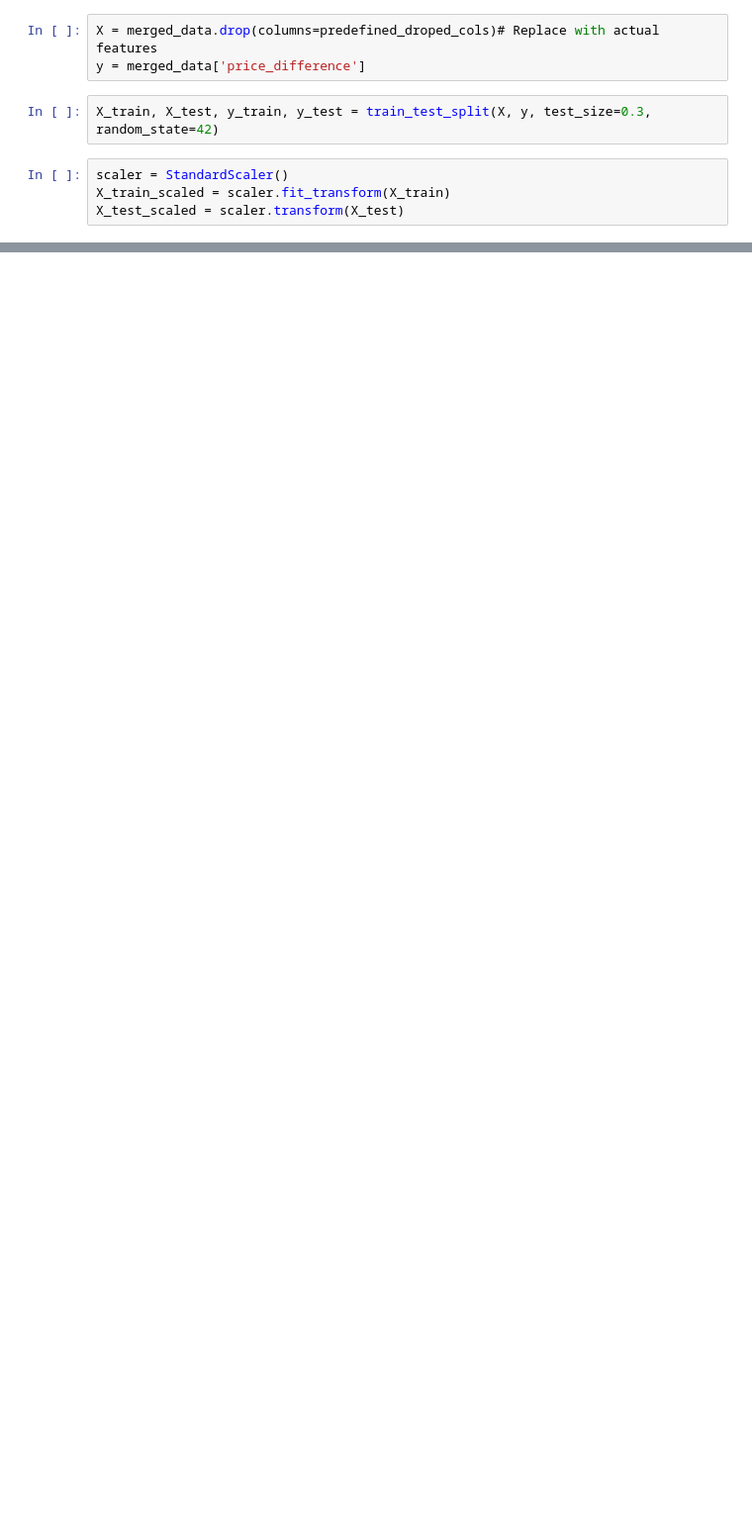
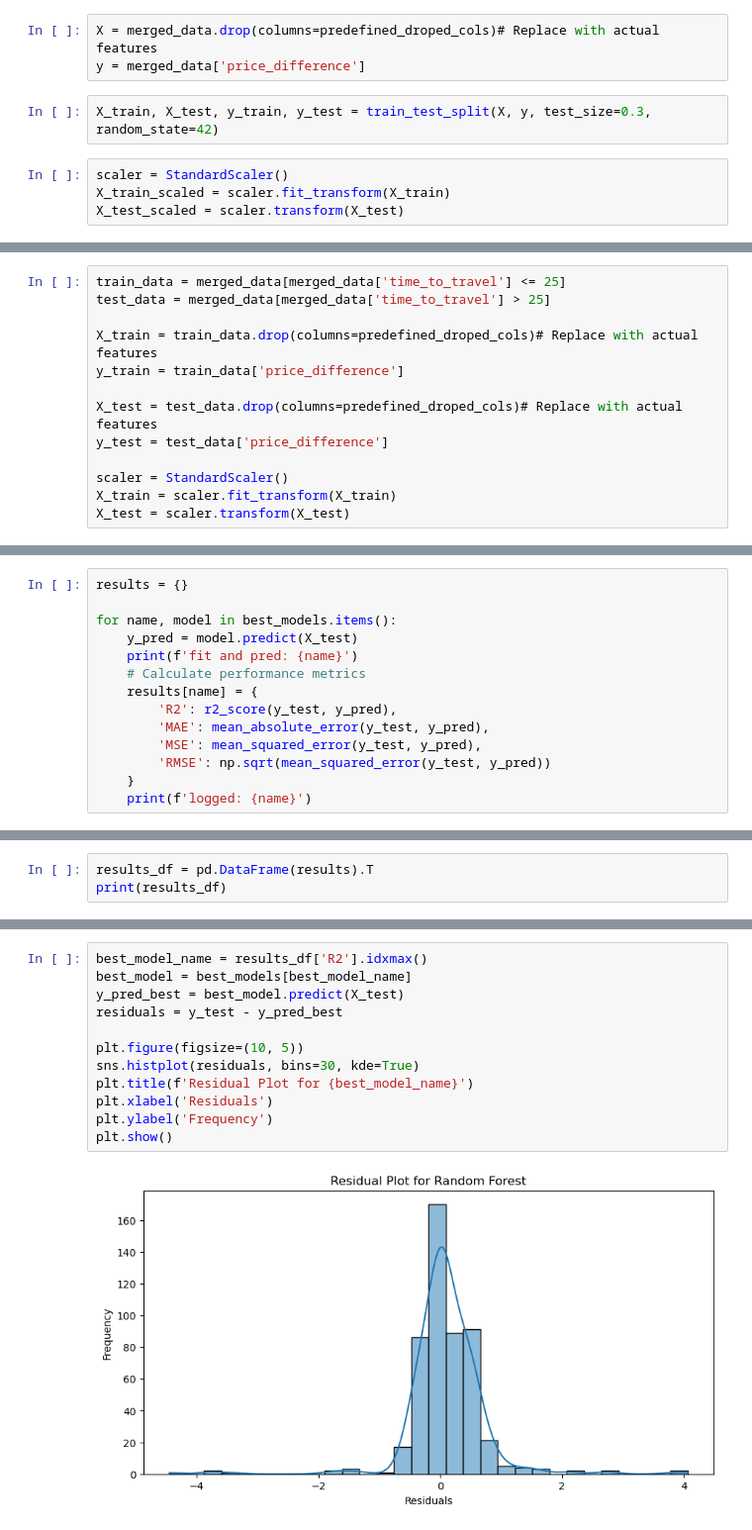
Before and after one commit to yoav0gal/DS-101-Final, a Jupyter notebook: ProjectA/sites-diff-predict.ipynb, the cells around one changed output, grey strips where cells are left out. Shown at 99% size. Drawn from its saved outputs; the diff is of its cells as text; blank space fills up the shorter version.

```diff
--- a/ProjectA/sites-diff-predict.ipynb
+++ b/ProjectA/sites-diff-predict.ipynb
@@ -521,0 +516,13 @@ Passing `palette` without assigning `hue` is deprecated and will be removed in v
+# %%
+train_data = merged_data[merged_data['time_to_travel'] <= 25]
+test_data = merged_data[merged_data['time_to_travel'] > 25]
+
+X_train = train_data.drop(columns=predefined_droped_cols)# Replace with actual features
+y_train = train_data['price_difference']
+
+X_test = test_data.drop(columns=predefined_droped_cols)# Replace with actual features
+y_test = test_data['price_difference']
+
+scaler = StandardScaler()
+X_train = scaler.fit_transform(X_train)
+X_test = scaler.transform(X_test)
@@ -521,0 +571,14 @@ Passing `palette` without assigning `hue` is deprecated and will be removed in v
+# %%
+results = {}
+
+for name, model in best_models.items():
+    y_pred = model.predict(X_test)
+    print(f'fit and pred: {name}')
+    # Calculate performance metrics
+    results[name] = {
+        'R2': r2_score(y_test, y_pred),
+        'MAE': mean_absolute_error(y_test, y_pred),
+        'MSE': mean_squared_error(y_test, y_pred),
+        'RMSE': np.sqrt(mean_squared_error(y_test, y_pred))
+    }
+    print(f'logged: {name}')
@@ -521,0 +590,3 @@ Passing `palette` without assigning `hue` is deprecated and will be removed in v
+# %%
+results_df = pd.DataFrame(results).T
+print(results_df)
@@ -521,0 +599,14 @@ Passing `palette` without assigning `hue` is deprecated and will be removed in v
+# %%
+best_model_name = results_df['R2'].idxmax()
+best_model = best_models[best_model_name]
+y_pred_best = best_model.predict(X_test)
+residuals = y_test - y_pred_best
+
+plt.figure(figsize=(10, 5))
+sns.histplot(residuals, bins=30, kde=True)
+plt.title(f'Residual Plot for {best_model_name}')
+plt.xlabel('Residuals')
+plt.ylabel('Frequency')
+plt.show()
+# %% [output]
+[figure, added]
```
Also changed, not shown: parts of 44 cells of this notebook, 41 other files.
